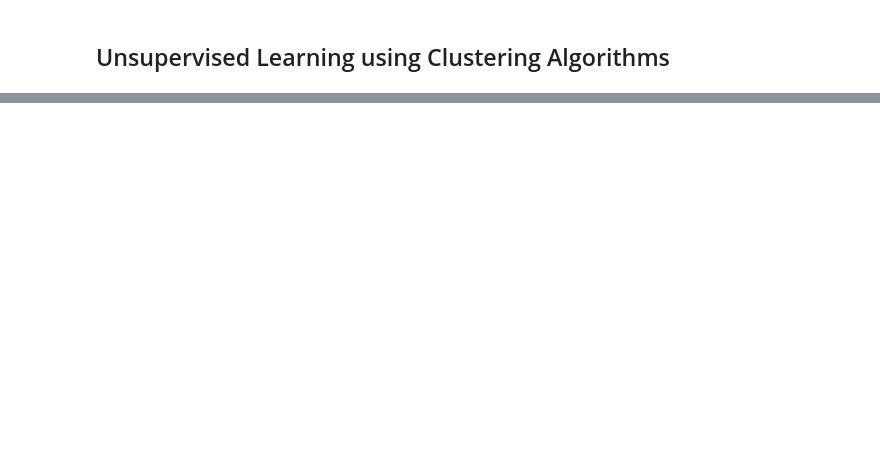
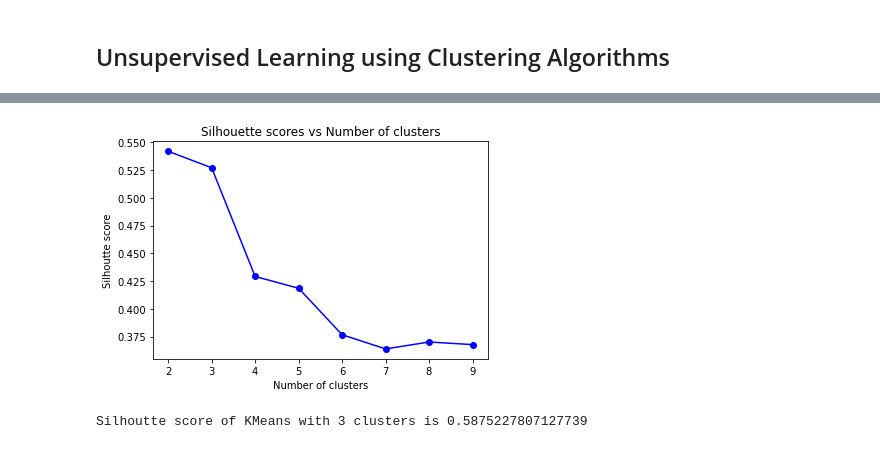
Before and after one commit to AnnoyingShpee/Healthcare-Data-Mining, a Jupyter notebook: CW2.ipynb, the cells around one changed output, grey strips where cells are left out. Cells and saved outputs as stored; diff of their text form; code cells hidden in the pictures; blank space fills up the shorter version.

```diff
--- a/CW2.ipynb
+++ b/CW2.ipynb
@@ -787,0 +1031,17 @@ print(score)
+# %%
+silhoutte_scores = [silhouette_score(numerical_X_train, model.labels_) for model in kmeans_models]
+plt.plot([k for k in range (2, 10)], silhoutte_scores, "bo-")
+plt.xticks([k for k in range (2, 10)])
+plt.title('Silhouette scores vs Number of clusters')
+plt.xlabel('Number of clusters')
+plt.ylabel('Silhoutte score')
+plt.show()
+# %% [output]
+[figure, added]
+# %%
+kmeans = KMeans(n_clusters=3)
+kmeans.fit(numerical_X_train)
+
+print('Silhoutte score of KMeans with 3 clusters is ' + str(silhouette_score(encoded_X_train, kmeans.labels_)))
+# %% [output]
+Silhoutte score of KMeans with 3 clusters is 0.5875227807127739
```
Also changed, not shown: parts of 47 cells of this notebook, 1 other file.
